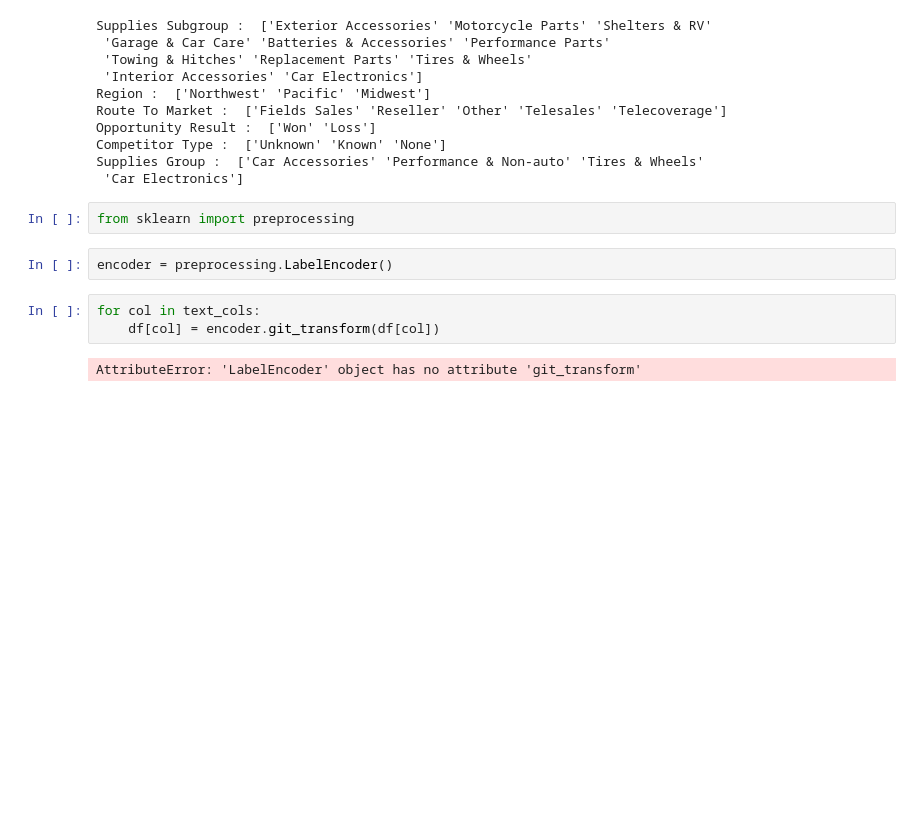
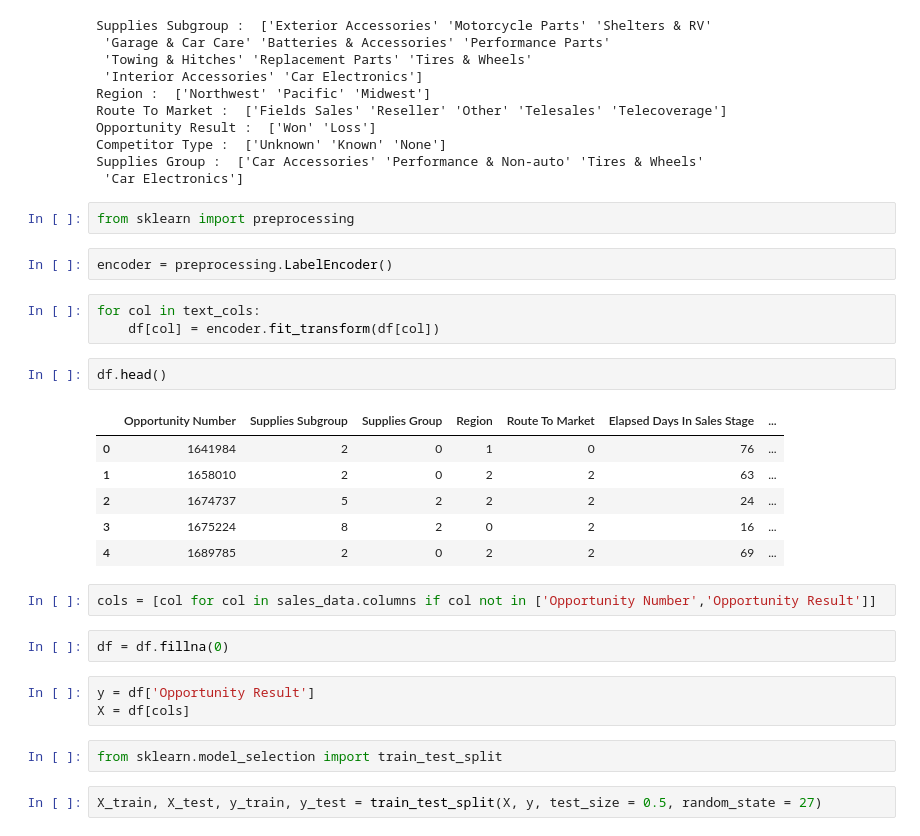
Before and after one commit to Sobiechh/DataAnalysis, a Jupyter notebook: MachineLearning/Untitled.ipynb, the cells around one changed output. Drawn from its saved outputs; the diff is of its cells as text; blank space fills up the shorter version.

```diff
--- a/MachineLearning/Untitled.ipynb
+++ b/MachineLearning/Untitled.ipynb
@@ -78,6 +78,24 @@ from sklearn import preprocessing
 encoder = preprocessing.LabelEncoder()
 # %%
 for col in text_cols:
-    df[col] = encoder.git_transform(df[col])
+    df[col] = encoder.fit_transform(df[col])
-# %% [output]
-AttributeError: 'LabelEncoder' object has no attribute 'git_transform'
+# %%
+df.head()
+# %% [output]
+|  | Opportunity Number | Supplies Subgroup | Supplies Group | Region | Route To Market | Elapsed Days In Sales Stage | ... |
+| 0 | 1641984 | 2 | 0 | 1 | 0 | 76 | ... |
+| 1 | 1658010 | 2 | 0 | 2 | 2 | 63 | ... |
+| 2 | 1674737 | 5 | 2 | 2 | 2 | 24 | ... |
+| 3 | 1675224 | 8 | 2 | 0 | 2 | 16 | ... |
+| 4 | 1689785 | 2 | 0 | 2 | 2 | 69 | ... |
+# %%
+cols = [col for col in sales_data.columns if col not in ['Opportunity Number','Opportunity Result']]
+# %%
+df = df.fillna(0)
+# %%
+y = df['Opportunity Result']
+X = df[cols]
+# %%
+from sklearn.model_selection import train_test_split
+# %%
+X_train, X_test, y_train, y_test = train_test_split(X, y, test_size = 0.5, random_state = 27)
```
Also changed, not shown: parts of 5 cells of this notebook.
